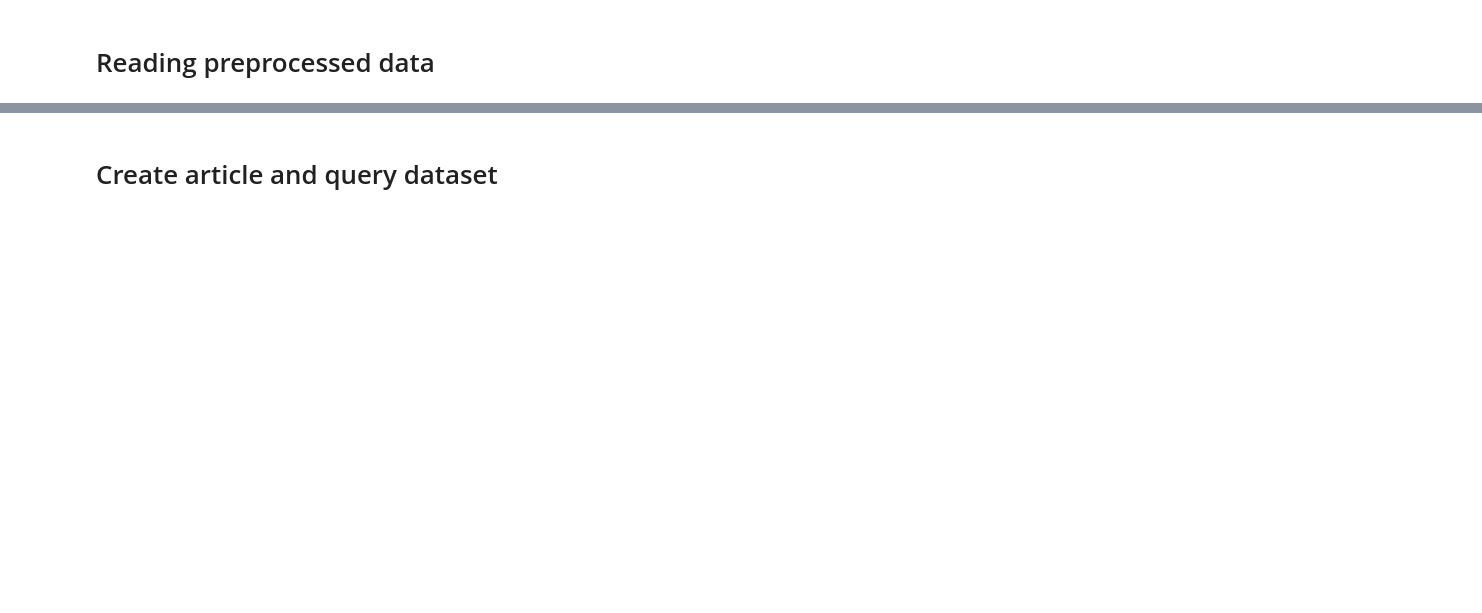
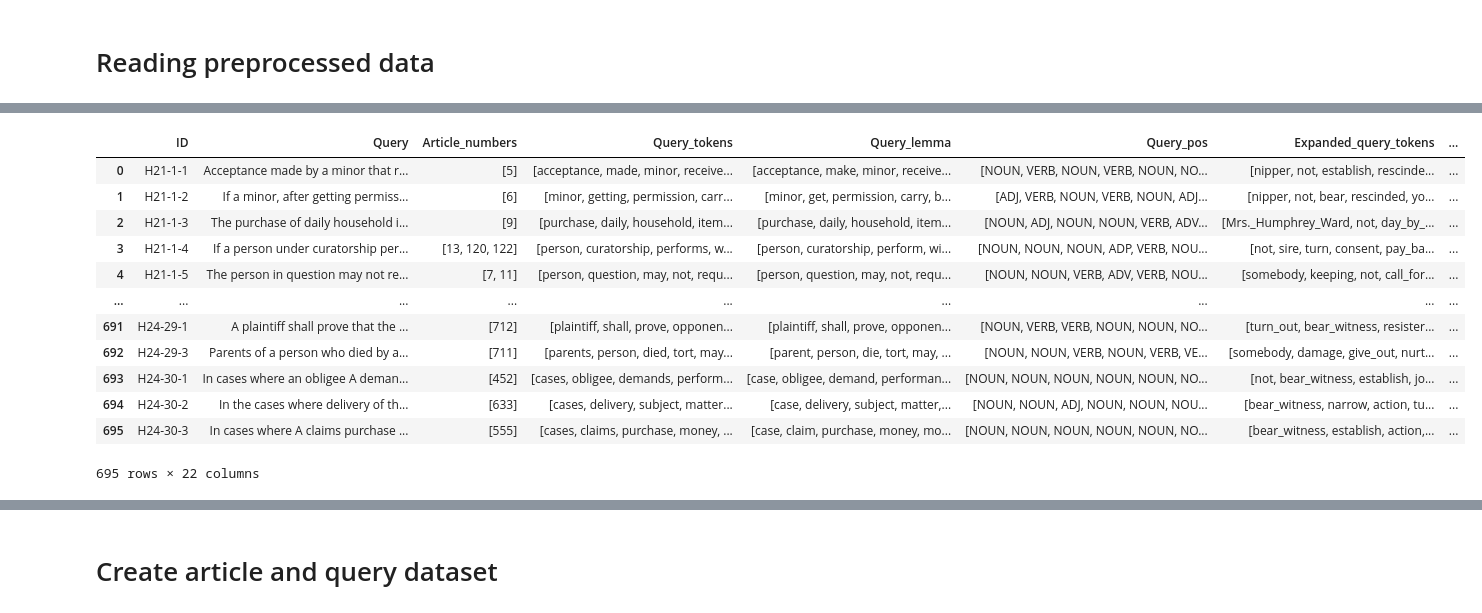
Before and after one commit to Tousif-khan/Legal-document-retrieval-, a Jupyter notebook: basic_model.ipynb, the cells around one changed output, grey strips where cells are left out. Drawn from its saved outputs; the diff is of its cells as text; code cells hidden in the pictures; blank space fills up the shorter version.

```diff
--- a/basic_model.ipynb
+++ b/basic_model.ipynb
@@ -12,10 +14,22 @@ import os
 os.chdir('/content/drive/My Drive/COLIEE Retrieval /COLIEE Dry Run Data /preprocessed_data/')
 import pandas as pd
 df_query_list = pd.read_pickle('cleaned_ground_truth.pkl')
-df_query_list.head
+df_expanded_query_list = pd.read_pickle("cleaned_extended_ground_truth.pkl")
+# df_query_list.head
 df_civil_code_list = pd.read_pickle('cleaned_civil_code.pkl')
-df_civil_code_list.head
-dataset_query_tokens = df_query_list['Query_tokens']
+# df_civil_code_list.head
+dataset_query_tokens = df_expanded_query_list['Query_tokens']
 dataset_query_lemmas = df_query_list['Query_lemma']
+
+dataset_expanded_query_tokens = df_expanded_query_list['Expanded_query_tokens']
+dataset_expanded_query_lemmas = df_expanded_query_list['Expanded_query_lemma']
+
 dataset_article_tokens = df_civil_code_list['Article_description_tokens']
 dataset_article_lemmas = df_civil_code_list['Article_description_lemmas']
+import re
+def change_hyphen(article_number):
+  return re.sub('_','-',article_number)
+def remmove_space(article_number):
+  return re.sub(' ','',article_number)
+df_civil_code_list['Article_number']= df_civil_code_list['Article_number'].apply(change_hyphen)
+df_civil_code_list['Article_number']= df_civil_code_list['Article_number'].apply(remmove_space)
@@ -30,3 +54,19 @@ df_civil_code_list['Article_number']= df_civil_code_list['Article_number'].apply
+# %%
+df_expanded_query_list
+# %% [output]
+|  | ID | Query | Article_numbers | Query_tokens | Query_lemma | Query_pos | Expanded_query_tokens | ... |
+| 0 | H21-1-1 | Acceptance made by a minor that r... | [5] | [acceptance, made, minor, receive... | [acceptance, make, minor, receive... | [NOUN, VERB, NOUN, VERB, NOUN, NO... | [nipper, not, establish, rescinde... | ... |
+| 1 | H21-1-2 | If a minor, after getting permiss... | [6] | [minor, getting, permission, carr... | [minor, get, permission, carry, b... | [ADJ, VERB, NOUN, VERB, NOUN, ADJ... | [nipper, not, bear, rescinded, yo... | ... |
+| 2 | H21-1-3 | The purchase of daily household i... | [9] | [purchase, daily, household, item... | [purchase, daily, household, item... | [NOUN, ADJ, NOUN, NOUN, VERB, ADV... | [Mrs._Humphrey_Ward, not, day_by_... | ... |
+| 3 | H21-1-4 | If a person under curatorship per... | [13, 120, 122] | [person, curatorship, performs, w... | [person, curatorship, perform, wi... | [NOUN, NOUN, NOUN, ADP, VERB, NOU... | [not, sire, turn, consent, pay_ba... | ... |
+| 4 | H21-1-5 | The person in question may not re... | [7, 11] | [person, question, may, not, requ... | [person, question, may, not, requ... | [NOUN, NOUN, VERB, ADV, VERB, NOU... | [somebody, keeping, not, call_for... | ... |
+| ... | ... | ... | ... | ... | ... | ... | ... | ... |
+| 691 | H24-29-1 | A plaintiff shall prove that the ... | [712] | [plaintiff, shall, prove, opponen... | [plaintiff, shall, prove, opponen... | [NOUN, VERB, VERB, NOUN, NOUN, NO... | [turn_out, bear_witness, resister... | ... |
+| 692 | H24-29-3 | Parents of a person who died by a... | [711] | [parents, person, died, tort, may... | [parent, person, die, tort, may, ... | [NOUN, NOUN, VERB, NOUN, VERB, VE... | [somebody, damage, give_out, nurt... | ... |
+| 693 | H24-30-1 | In cases where an obligee A deman... | [452] | [cases, obligee, demands, perform... | [case, obligee, demand, performan... | [NOUN, NOUN, NOUN, NOUN, NOUN, NO... | [not, bear_witness, establish, jo... | ... |
+| 694 | H24-30-2 | In the cases where delivery of th... | [633] | [cases, delivery, subject, matter... | [case, delivery, subject, matter,... | [NOUN, NOUN, ADJ, NOUN, NOUN, NOU... | [bear_witness, narrow, action, tu... | ... |
+| 695 | H24-30-3 | In cases where A claims purchase ... | [555] | [cases, claims, purchase, money, ... | [case, claim, purchase, money, mo... | [NOUN, NOUN, NOUN, NOUN, NOUN, NO... | [bear_witness, establish, action,... | ... |
+695 rows × 22 columns
 # %%
 df_civil_code_list
 # %% [output]
```
Also changed, not shown: parts of 43 cells of this notebook.
